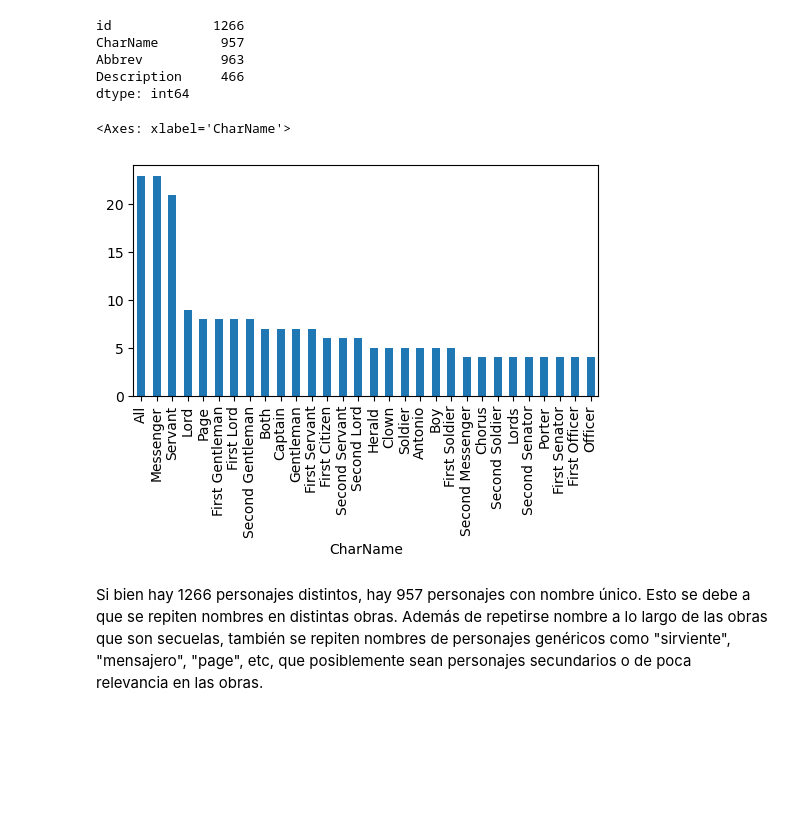
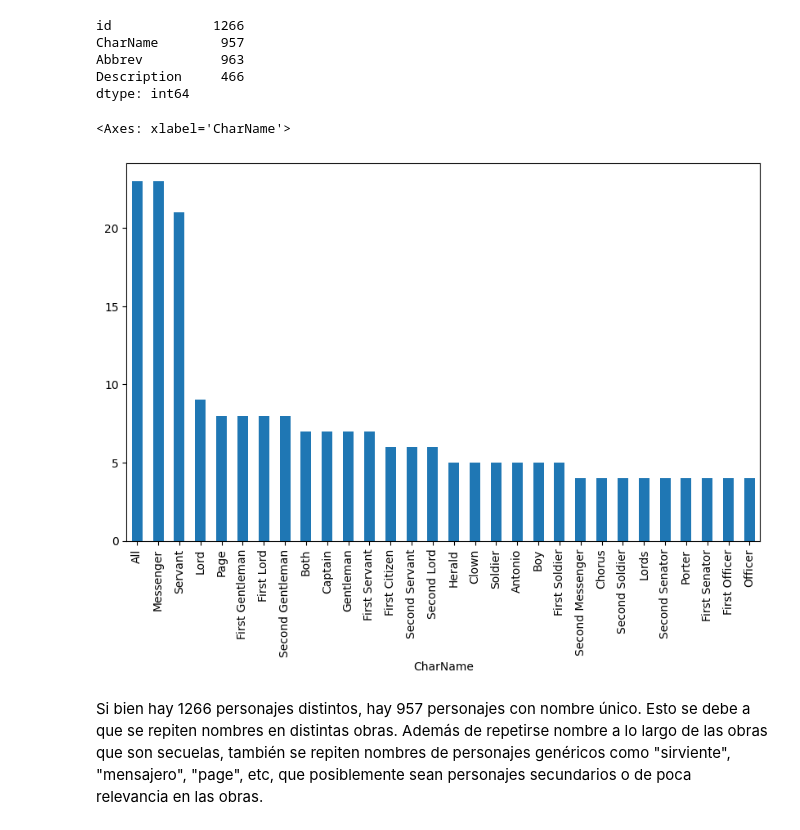
Before and after one commit to leandrodzp/introcd_dominguez_romani, a Jupyter notebook: tarea_1/shakespeare_propuesta.ipynb, the cells around one changed output. Drawn from its saved outputs; the diff is of its cells as text; code cells hidden in the pictures; blank space fills up the shorter version.

```diff
--- a/tarea_1/shakespeare_propuesta.ipynb
+++ b/tarea_1/shakespeare_propuesta.ipynb
@@ -41,7 +49,8 @@ def load_table(table_name, engine):
     if not path_table.exists():
         print(f"Consultando tabla con SQL: {table_name}")
         t0 = time()
-        df_table = pd.read_sql(f"SELECT * FROM {table_name}", engine)
+        with engine.connect() as conn:
+            df_table = pd.read_sql(sql=f"SELECT * FROM {table_name}", con=conn.connection)
         t1 = time()
         print(f"Tiempo: {t1 - t0:.1f} segundos")
 
@@ -87,0 +153,5 @@ Guardando: data\shakespeare\characters.csv
+# %%
+df_works.fillna('', inplace=True)
+df_paragraphs.fillna('', inplace=True)
+df_chapters.fillna('', inplace=True)
+df_characters.fillna('', inplace=True)
@@ -255,10 +633,10 @@ dtype: int64
 # 17 history, 19 poem
 df_chapters
 # %%
-df_characters['CharName'].value_counts().head(30).plot(kind="bar", figsize=(6, 3))
+df_characters['CharName'].value_counts().head(30).plot(kind="bar", figsize=(10, 6))
 # %% [output]
 <Axes: xlabel='CharName'>
-[figure, old version]
+[figure, new version]
 # %% [markdown]
 Si bien hay 1266 personajes distintos, hay 957 personajes con nombre único. Esto se debe a que se repiten nombres en distintas obras. Además de repetirse nombre a lo largo de las obras que son secuelas, también se repiten nombres de personajes genéricos como "sirviente", "mensajero", "page", etc, que posiblemente sean personajes secundarios o de poca relevancia en las obras.
 # %% [markdown]
```
Also changed, not shown: parts of 67 cells of this notebook, 4 other files.
